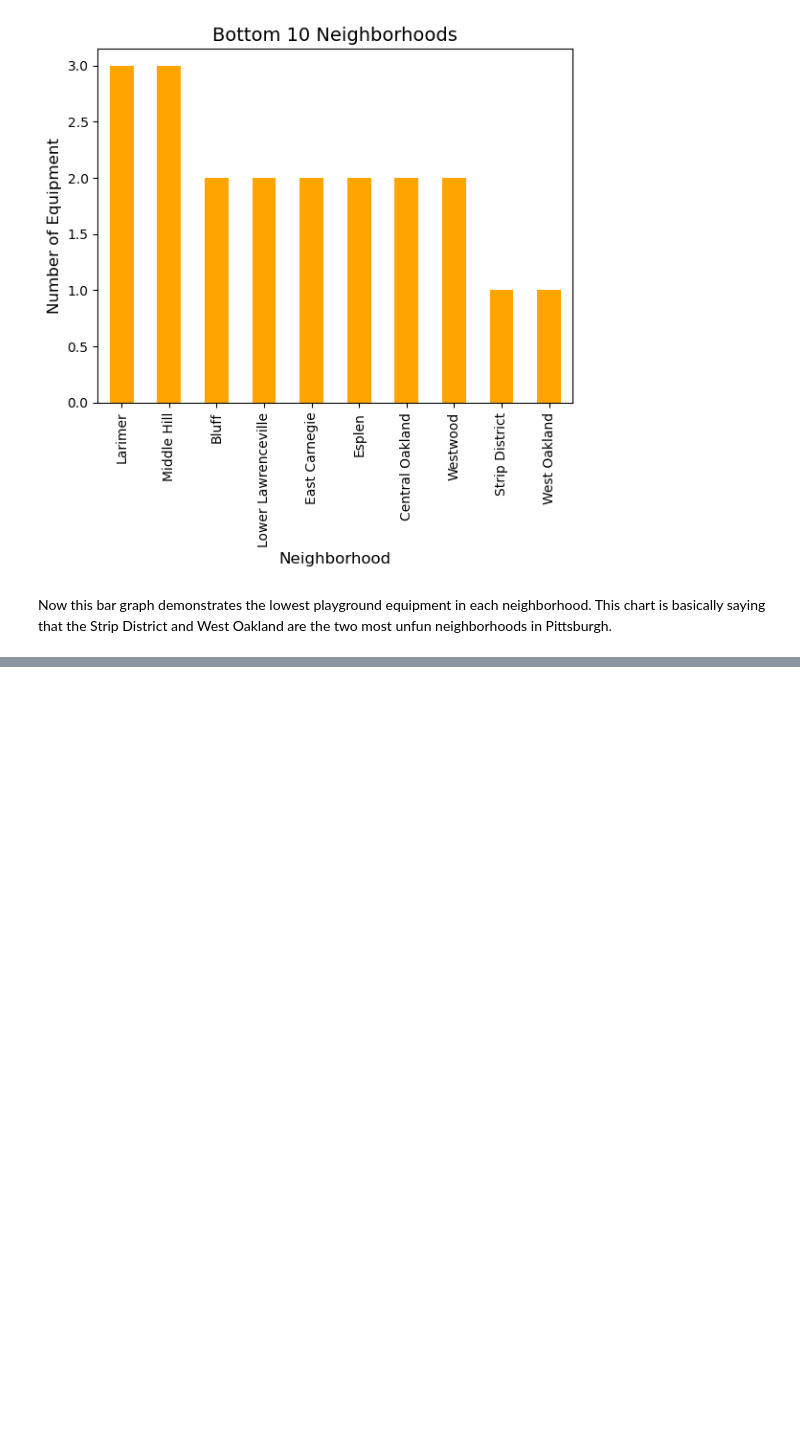
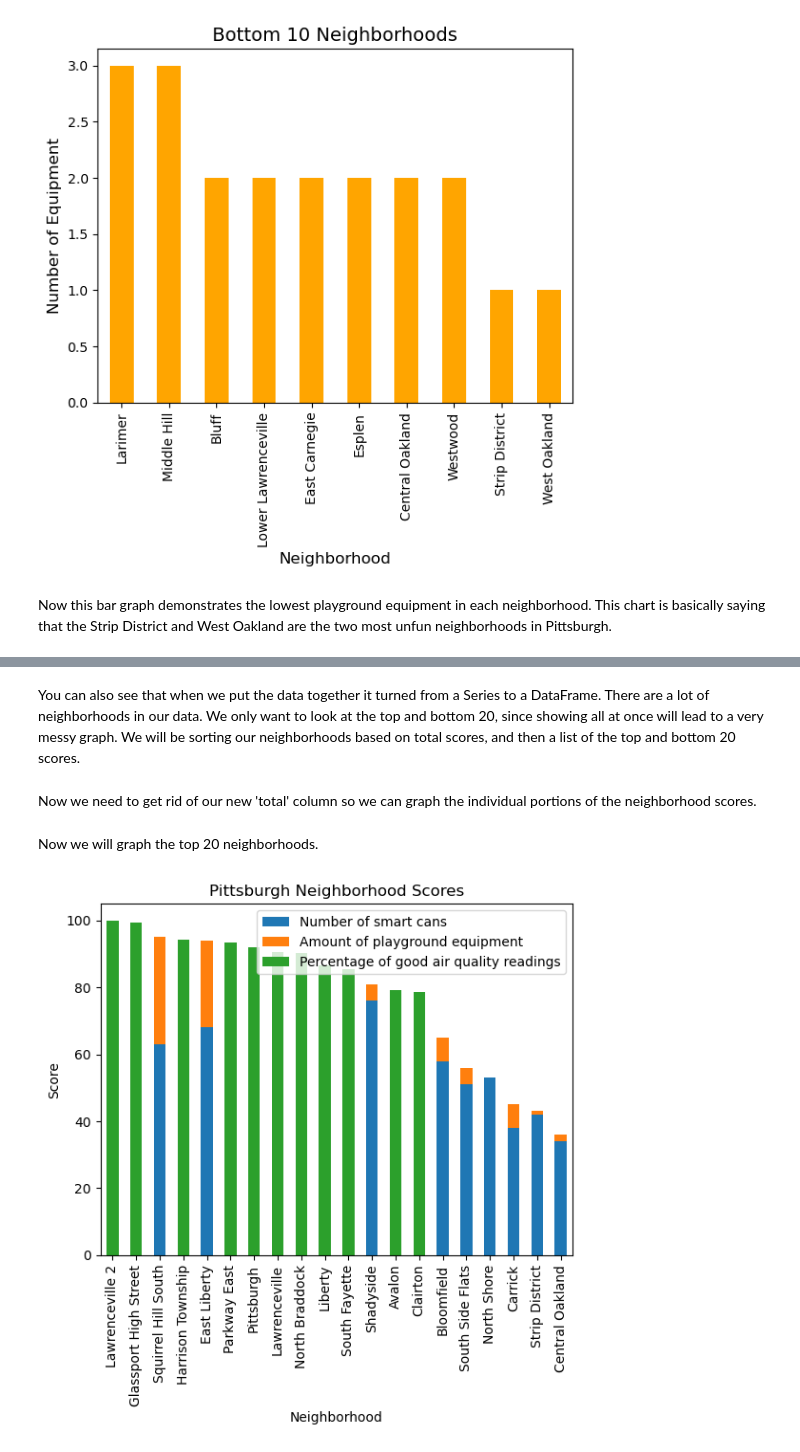
Before and after one commit to G-Farrell/CMPINF-Final, a Jupyter notebook: Final Project.ipynb, the cells around one changed output, grey strips where cells are left out. Saved outputs shown, nothing was run; the diff lists cells and outputs as text; code cells hidden in the pictures; blank space fills up the shorter version.

```diff
--- a/Final Project.ipynb
+++ b/Final Project.ipynb
@@ -156,0 +163,4 @@ Putting it all together: We believe that the best neighborhood would have the mo
+# %%
+FinalcansValueCounts.name = "Number of smart cans"
+Finalneighborhood_counts.name = "Amount of playground equipment"
+Finalpercentage_good.name = "Percentage of good air quality readings"
@@ -156,0 +169,3 @@ Putting it all together: We believe that the best neighborhood would have the mo
+# %%
+FinalTogether = pd.concat([FinalcansValueCounts, Finalneighborhood_counts, Finalpercentage_good], axis=1)
+type(FinalcansValueCounts)
@@ -156,0 +178,21 @@ Putting it all together: We believe that the best neighborhood would have the mo
+# %% [markdown]
+You can also see that when we put the data together it turned from a Series to a DataFrame. There are a lot of neighborhoods in our data. We only want to look at the top and bottom 20, since showing all at once will lead to a very messy graph. We will be sorting our neighborhoods based on total scores, and then a list of the top and bottom 20 scores.
+# %%
+FinalTogether['total'] = FinalTogether.sum(axis=1)
+FinalTogetherHigh = FinalTogether.sort_values(by='total', ascending=False).head(20)
+FinalTogetherLow = FinalTogether.sort_values(by='total', ascending=False).tail(20)
+# %% [markdown]
+Now we need to get rid of our new 'total' column so we can graph the individual portions of the neighborhood scores.
+# %%
+FinalTogetherHigh = FinalTogetherHigh.drop(columns=['total'])
+FinalTogetherLow = FinalTogetherLow.drop(columns=['total'])
+# %% [markdown]
+Now we will graph the top 20 neighborhoods.
+# %%
+FinalTogetherHigh.plot(kind='bar', stacked=True)
+plt.title('Pittsburgh Neighborhood Scores')
+plt.xlabel('Neighborhood')
+plt.ylabel('Score')
+plt.show()
+# %% [output]
+[figure, added]
```
Also changed, not shown: parts of 13 cells of this notebook, 1 other file.
